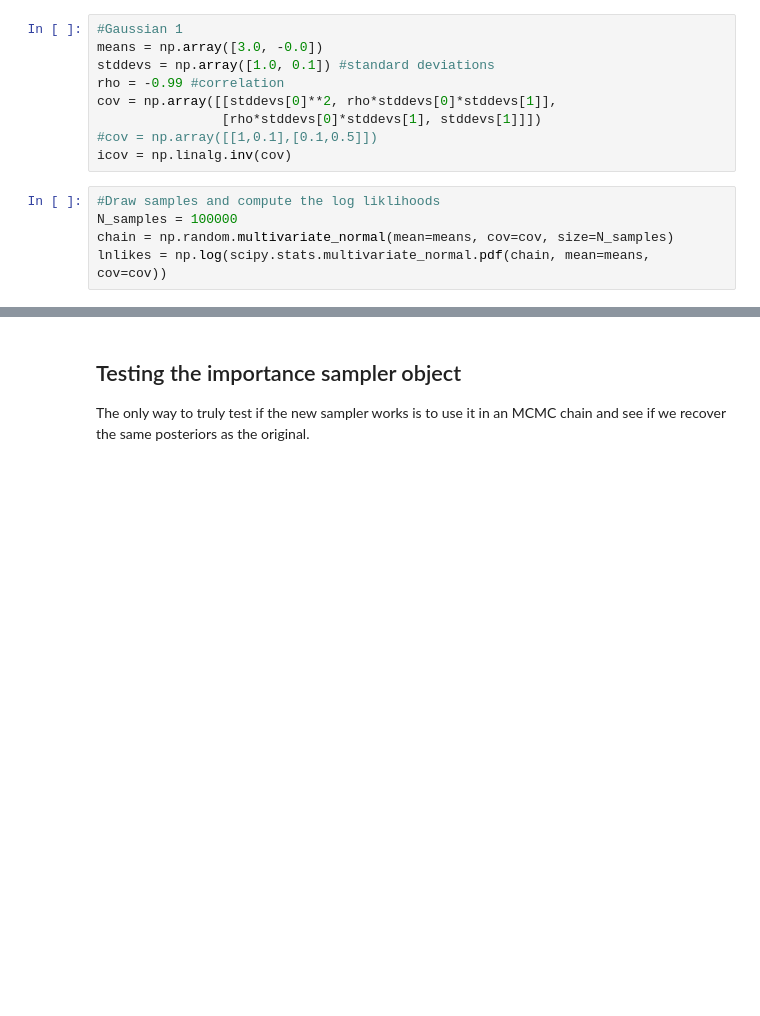
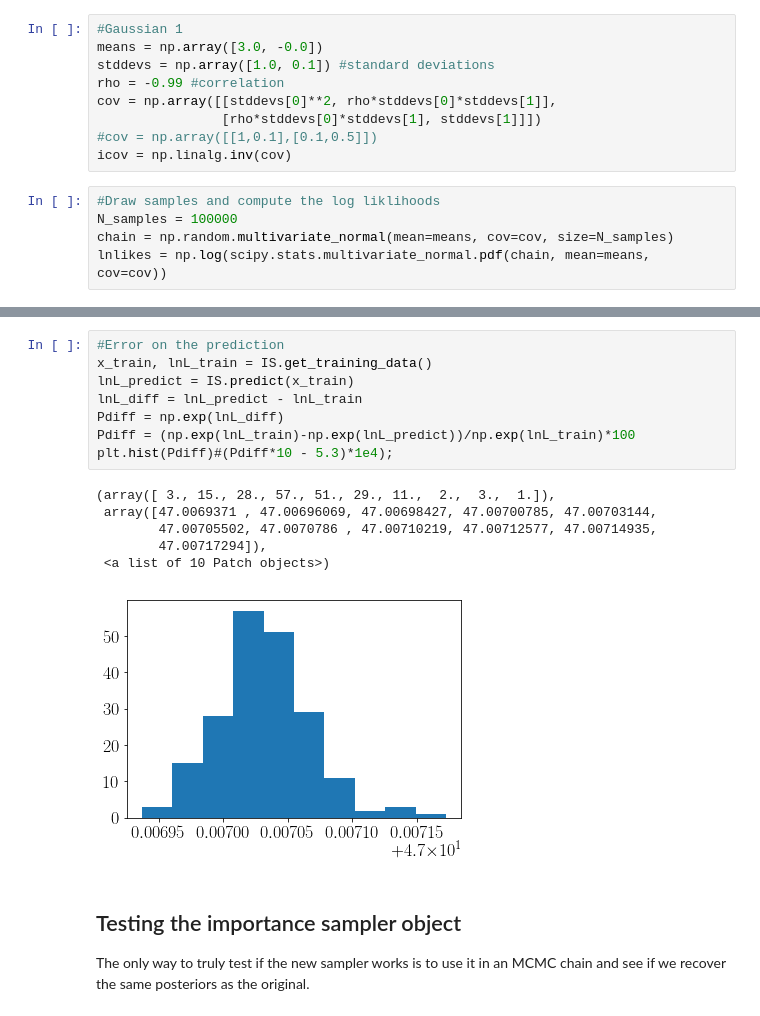
Before and after one commit to tmcclintock/GP_Importance_Sampler, a Jupyter notebook: notebooks/Basic example 1--two Gaussians.ipynb, the cells around one changed output, grey strips where cells are left out. Saved outputs shown, nothing was run; the diff lists cells and outputs as text; blank space fills up the shorter version.

Commit message:
Working on figuring out the error in the prediction.

```diff
--- a/notebooks/Basic example 1--two Gaussians.ipynb
+++ b/notebooks/Basic example 1--two Gaussians.ipynb
@@ -65,3 +65,18 @@ plt.ylabel(r"$y$")
+# %%
+#Error on the prediction
+x_train, lnL_train = IS.get_training_data()
+lnL_predict = IS.predict(x_train)
+lnL_diff = lnL_predict - lnL_train
+Pdiff = np.exp(lnL_diff)
+Pdiff = (np.exp(lnL_train)-np.exp(lnL_predict))/np.exp(lnL_train)*100
+plt.hist(Pdiff)#(Pdiff*10 - 5.3)*1e4);
+# %% [output]
+(array([ 3., 15., 28., 57., 51., 29., 11.,  2.,  3.,  1.]),
+ array([47.0069371 , 47.00696069, 47.00698427, 47.00700785, 47.00703144,
+        47.00705502, 47.0070786 , 47.00710219, 47.00712577, 47.00714935,
+        47.00717294]),
+ <a list of 10 Patch objects>)
+[figure, added]
 # %% [markdown]
 ## Testing the importance sampler object
 
```
Also changed, not shown: parts of 2 cells of this notebook.
